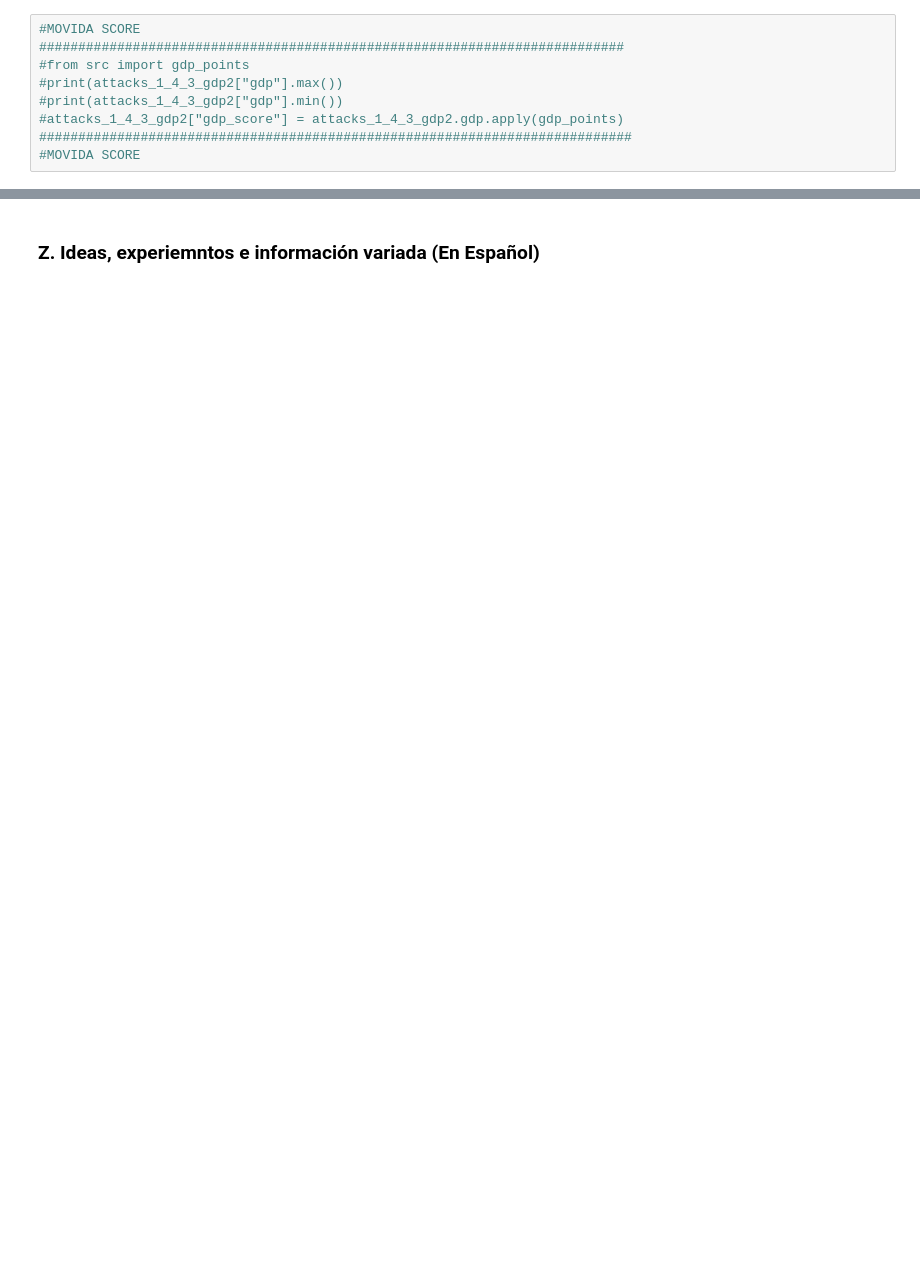
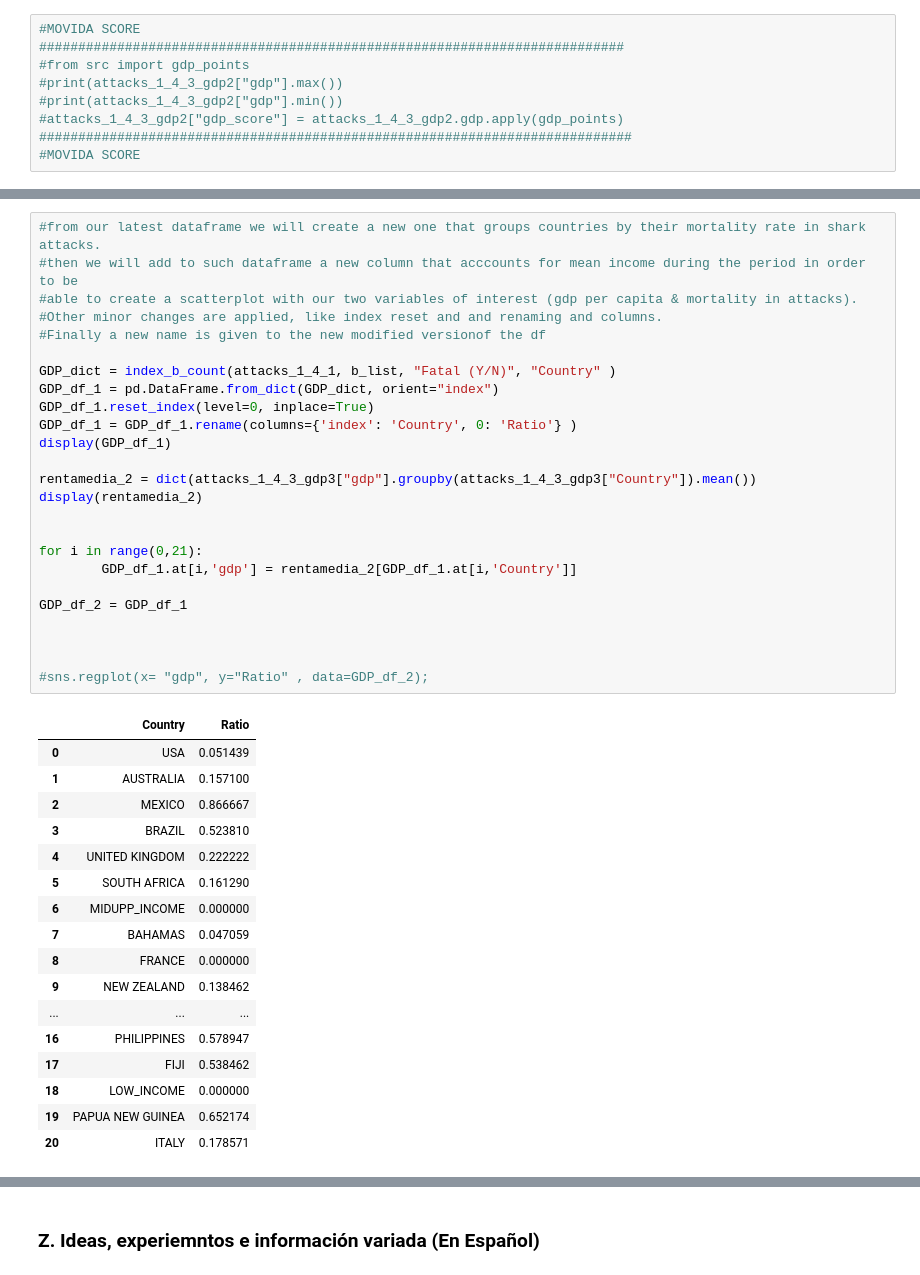
Before and after one commit to DiSanchz/data-cleaning-pandas, a Jupyter notebook: clean.ipynb, the cells around one changed output, grey strips where cells are left out. Saved outputs shown, nothing was run; the diff lists cells and outputs as text; blank space fills up the shorter version.

```diff
--- a/clean.ipynb
+++ b/clean.ipynb
@@ -876,0 +935,43 @@ rentamedia['VIETNAM']
+# %%
+#from our latest dataframe we will create a new one that groups countries by their mortality rate in shark attacks.
+#then we will add to such dataframe a new column that acccounts for mean income during the period in order to be
+#able to create a scatterplot with our two variables of interest (gdp per capita & mortality in attacks).
+#Other minor changes are applied, like index reset and and renaming and columns.
+#Finally a new name is given to the new modified versionof the df
+
+GDP_dict = index_b_count(attacks_1_4_1, b_list, "Fatal (Y/N)", "Country" )
+GDP_df_1 = pd.DataFrame.from_dict(GDP_dict, orient="index")
+GDP_df_1.reset_index(level=0, inplace=True)
+GDP_df_1 = GDP_df_1.rename(columns={'index': 'Country', 0: 'Ratio'} )
+display(GDP_df_1)
+
+rentamedia_2 = dict(attacks_1_4_3_gdp3["gdp"].groupby(attacks_1_4_3_gdp3["Country"]).mean())
+display(rentamedia_2)
+
+
+for i in range(0,21):
+        GDP_df_1.at[i,'gdp'] = rentamedia_2[GDP_df_1.at[i,'Country']]
+
+GDP_df_2 = GDP_df_1
+
+
+
+#sns.regplot(x= "gdp", y="Ratio" , data=GDP_df_2);
+# %% [output]
+|  | Country | Ratio |
+| 0 | USA | 0.051439 |
+| 1 | AUSTRALIA | 0.157100 |
+| 2 | MEXICO | 0.866667 |
+| 3 | BRAZIL | 0.523810 |
+| 4 | UNITED KINGDOM | 0.222222 |
+| 5 | SOUTH AFRICA | 0.161290 |
+| 6 | MIDUPP_INCOME | 0.000000 |
+| 7 | BAHAMAS | 0.047059 |
+| 8 | FRANCE | 0.000000 |
+| 9 | NEW ZEALAND | 0.138462 |
+| ... | ... | ... |
+| 16 | PHILIPPINES | 0.578947 |
+| 17 | FIJI | 0.538462 |
+| 18 | LOW_INCOME | 0.000000 |
+| 19 | PAPUA NEW GUINEA | 0.652174 |
+| 20 | ITALY | 0.178571 |
```
Also changed, not shown: parts of 12 cells of this notebook.
